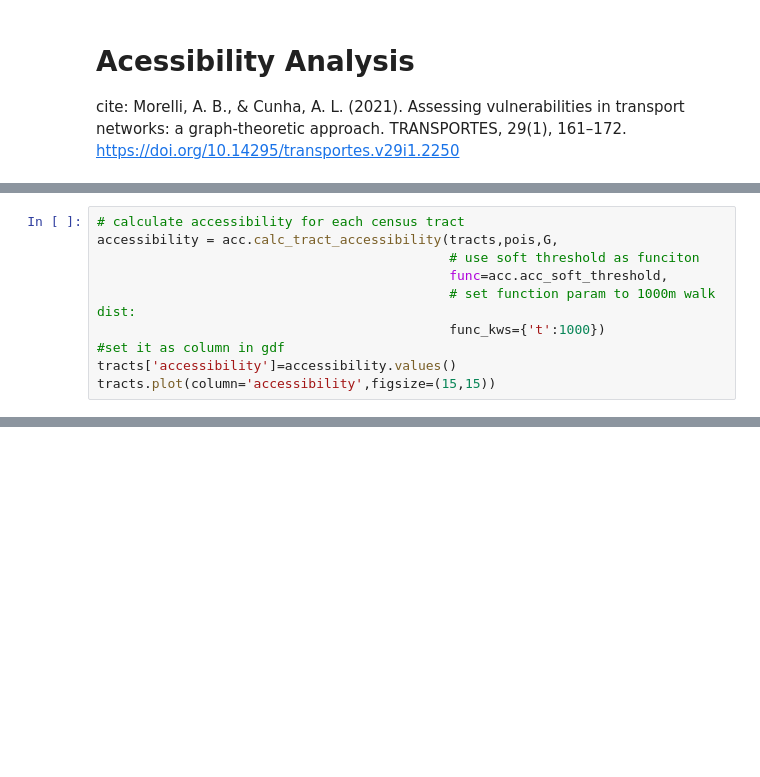
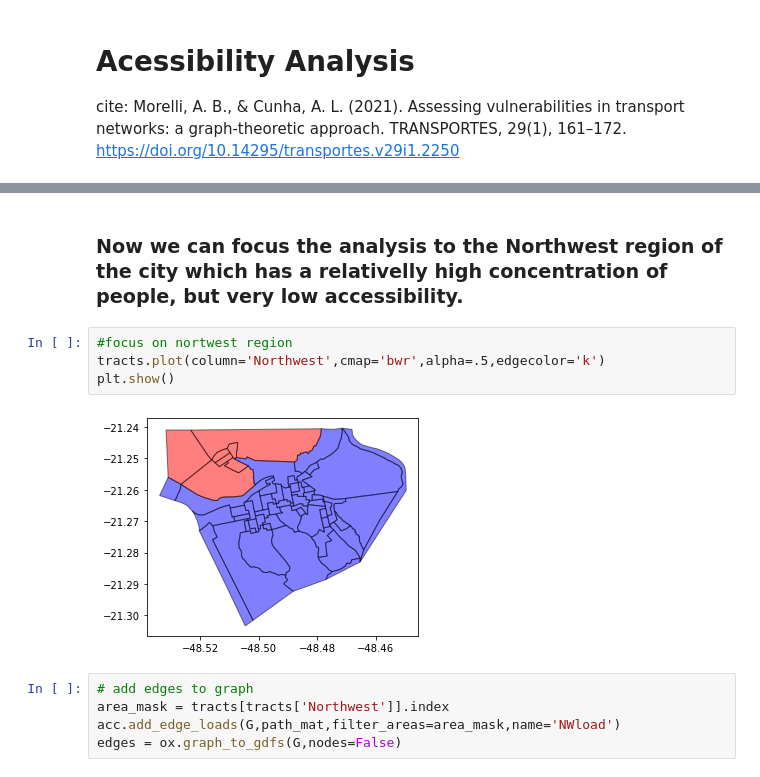
Before and after one commit to andre-morelli/Urban-Analytics, a Jupyter notebook: Example3-Accessibility.ipynb, the cells around one changed output, grey strips where cells are left out. Drawn from its saved outputs; the diff is of its cells as text; blank space fills up the shorter version.

```diff
--- a/Example3-Accessibility.ipynb
+++ b/Example3-Accessibility.ipynb
@@ -80,10 +74,0 @@ ox.plot_graph(G,ax=ax,node_size=0)
-# %%
-# calculate accessibility for each census tract
-accessibility = acc.calc_tract_accessibility(tracts,pois,G,
-                                             # use soft threshold as funciton
-                                             func=acc.acc_soft_threshold,
-                                             # set function param to 1000m walk dist:
-                                             func_kws={'t':1000})
-#set it as column in gdf
-tracts['accessibility']=accessibility.values()
-tracts.plot(column='accessibility',figsize=(15,15))
@@ -109,0 +82,13 @@ ax.set_facecolor('k')
+# %% [markdown]
+### Now we can focus the analysis to the Northwest region of the city which has a relativelly high concentration of people, but very low accessibility.
+# %%
+#focus on nortwest region
+tracts.plot(column='Northwest',cmap='bwr',alpha=.5,edgecolor='k')
+plt.show()
+# %% [output]
+[figure, added]
+# %%
+# add edges to graph
+area_mask = tracts[tracts['Northwest']].index
+acc.add_edge_loads(G,path_mat,filter_areas=area_mask,name='NWload')
+edges = ox.graph_to_gdfs(G,nodes=False)
```
Also changed, not shown: parts of 15 cells of this notebook, 3 other files.
